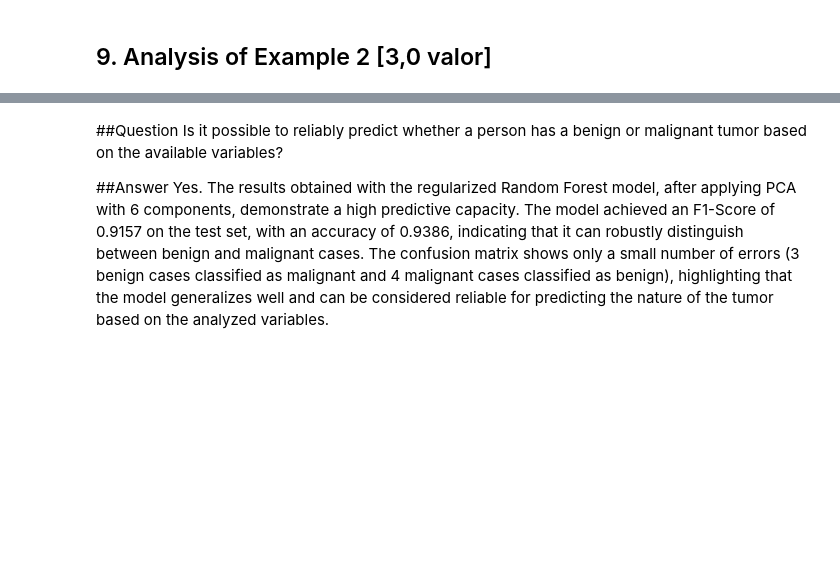
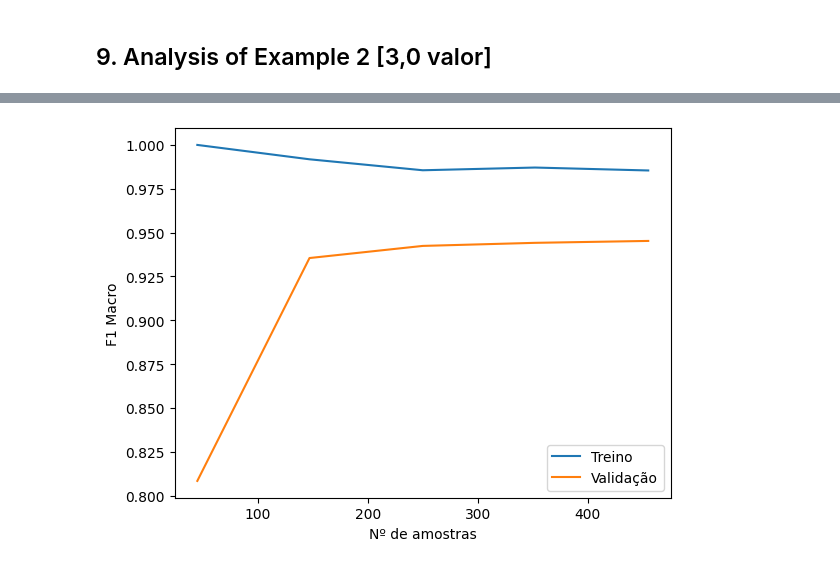
Before and after one commit to jvbdf/tmbd_work3, a Jupyter notebook: TMBD_M3.ipynb, the cells around one changed output, grey strips where cells are left out. Saved outputs shown, nothing was run; the diff lists cells and outputs as text; code cells hidden in the pictures; blank space fills up the shorter version.

```diff
--- a/TMBD_M3.ipynb
+++ b/TMBD_M3.ipynb
@@ -43,0 +185,20 @@ Saving data.csv to data (1).csv
+# %%
+# Install dependencies as needed:
+%pip install kagglehub[pandas-datasets]
+
+import kagglehub
+from kagglehub import KaggleDatasetAdapter
+
+# Set the path to the file you'd like to load
+file_path = "data.csv"
+
+# Load the latest version
+df = kagglehub.load_dataset(
+  KaggleDatasetAdapter.PANDAS,
+  "uciml/breast-cancer-wisconsin-data",
+  file_path,
+  # Provide any additional arguments like
+  # sql_query or pandas_kwargs. See the
+  # documenation for more information:
+  # https://github.com/Kaggle/kagglehub/blob/main/README.md#kaggledatasetadapterpandas
+)
@@ -614,6 +615,19 @@ Real Maligno                4               38
-# %% [markdown]
-##Question
-Is it possible to reliably predict whether a person has a benign or malignant tumor based on the available variables?
-
-##Answer
-Yes. The results obtained with the regularized Random Forest model, after applying PCA with 6 components, demonstrate a high predictive capacity. The model achieved an F1-Score of 0.9157 on the test set, with an accuracy of 0.9386, indicating that it can robustly distinguish between benign and malignant cases. The confusion matrix shows only a small number of errors (3 benign cases classified as malignant and 4 malignant cases classified as benign), highlighting that the model generalizes well and can be considered reliable for predicting the nature of the tumor based on the analyzed variables.
+# %%
+from sklearn.model_selection import learning_curve
+
+train_sizes, train_scores, val_scores = learning_curve(
+    final_model, X_pca, y, cv=skf, scoring='f1_macro', n_jobs=-1
+)
+
+# calcular médias
+train_mean = train_scores.mean(axis=1)
+val_mean = val_scores.mean(axis=1)
+
+plt.plot(train_sizes, train_mean, label="Treino")
+plt.plot(train_sizes, val_mean, label="Validação")
+plt.legend()
+plt.xlabel("Nº de amostras")
+plt.ylabel("F1 Macro")
+plt.show()
+# %% [output]
+[figure, added]
```
Also changed, not shown: parts of 57 cells of this notebook.
